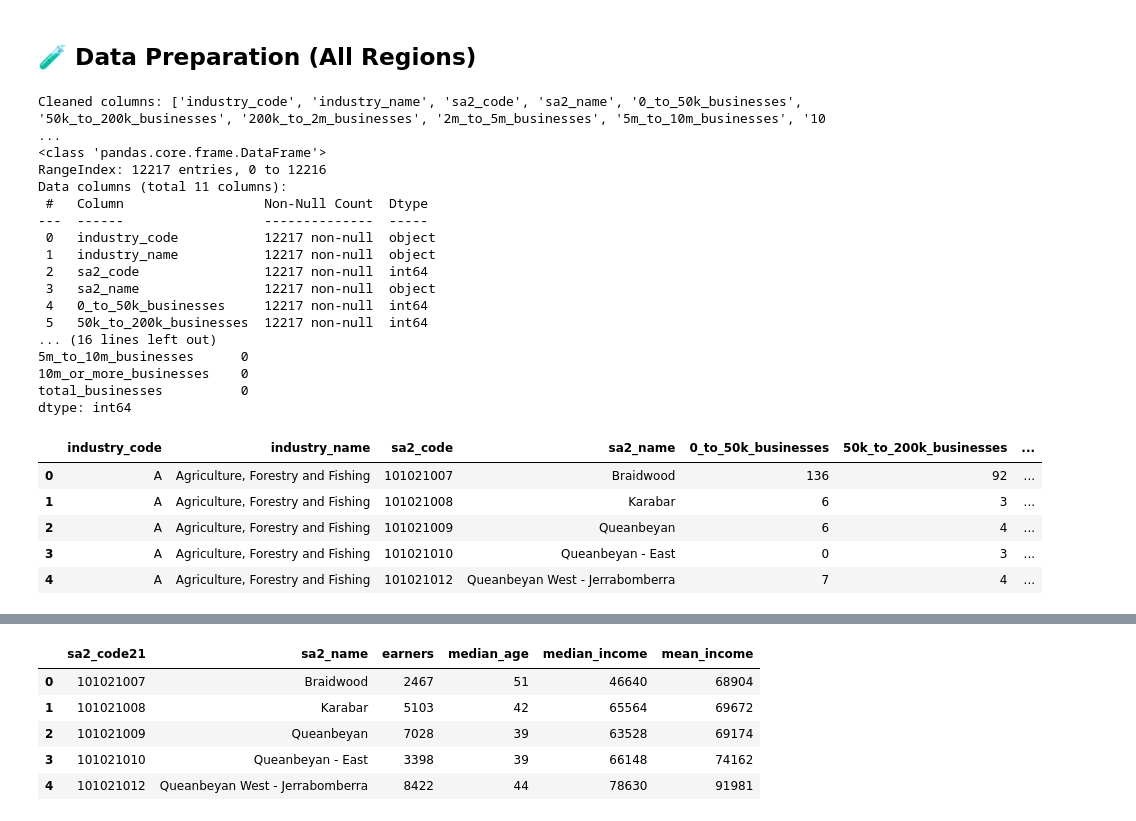
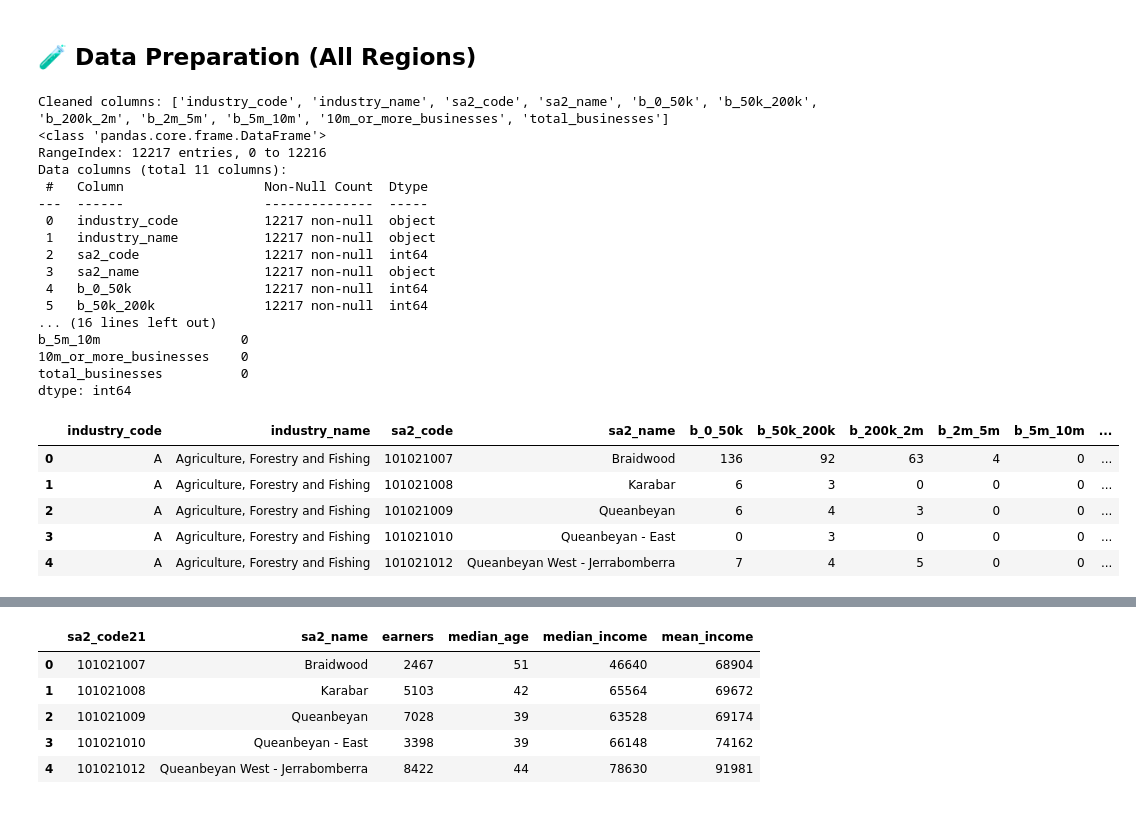
Before and after one commit to Katherine-Kong/DATA2001-A, a Jupyter notebook: Report.ipynb, the cells around one changed output, grey strips where cells are left out. Cells and saved outputs as stored; diff of their text form; code cells hidden in the pictures.

Commit message:
business renamed

```diff
--- a/Report.ipynb
+++ b/Report.ipynb
@@ -29,44 +29,58 @@ import pandas as pd
 # Load the dataset
 businesses = pd.read_csv("Businesses.csv")
 
 # Clean column names: lowercase and replace special characters
-businesses.columns = businesses.columns.str.lower().str.replace(" ", "_").str.replace("-", "_")
+businesses.columns = (
+    businesses.columns
+    .str.lower()
+    .str.replace(" ", "_", regex=False)
+    .str.replace("-", "_", regex=False)
+)
+
+businesses = businesses.rename(columns={
+    "0_to_50k_businesses": "b_0_50k",
+    "50k_to_200k_businesses": "b_50k_200k",
+    "200k_to_2m_businesses": "b_200k_2m",
+    "2m_to_5m_businesses": "b_2m_5m",
+    "5m_to_10m_businesses": "b_5m_10m"
+    "10m_or_more_businesses": "b_10m_more"
+})
 
 # Preview cleaned column names
 print("Cleaned columns:", businesses.columns.tolist())
 
 # Confirm data types and nulls (should be fine)
 print(businesses.info())
 print(businesses.isnull().sum())
 
 # Export the cleaned dataset
 businesses.to_csv("b_cleaned.csv", index=False)
 
 businesses.head()
 # %% [output]
-Cleaned columns: ['industry_code', 'industry_name', 'sa2_code', 'sa2_name', '0_to_50k_businesses', '50k_to_200k_businesses', '200k_to_2m_businesses', '2m_to_5m_businesses', '5m_to_10m_businesses', '10 ...
+Cleaned columns: ['industry_code', 'industry_name', 'sa2_code', 'sa2_name', 'b_0_50k', 'b_50k_200k', 'b_200k_2m', 'b_2m_5m', 'b_5m_10m', '10m_or_more_businesses', 'total_businesses']
 <class 'pandas.core.frame.DataFrame'>
 RangeIndex: 12217 entries, 0 to 12216
 Data columns (total 11 columns):
  #   Column                  Non-Null Count  Dtype
 ---  ------                  --------------  -----
  0   industry_code           12217 non-null  object
  1   industry_name           12217 non-null  object
  2   sa2_code                12217 non-null  int64
  3   sa2_name                12217 non-null  object
- 4   0_to_50k_businesses     12217 non-null  int64
- 5   50k_to_200k_businesses  12217 non-null  int64
+ 4   b_0_50k                 12217 non-null  int64
+ 5   b_50k_200k              12217 non-null  int64
 ... (16 lines left out)
-5m_to_10m_businesses      0
+b_5m_10m                  0
 10m_or_more_businesses    0
 total_businesses          0
 dtype: int64
-|  | industry_code | industry_name | sa2_code | sa2_name | 0_to_50k_businesses | 50k_to_200k_businesses | ... |
-| 0 | A | Agriculture, Forestry and Fishing | 101021007 | Braidwood | 136 | 92 | ... |
-| 1 | A | Agriculture, Forestry and Fishing | 101021008 | Karabar | 6 | 3 | ... |
-| 2 | A | Agriculture, Forestry and Fishing | 101021009 | Queanbeyan | 6 | 4 | ... |
-| 3 | A | Agriculture, Forestry and Fishing | 101021010 | Queanbeyan - East | 0 | 3 | ... |
-| 4 | A | Agriculture, Forestry and Fishing | 101021012 | Queanbeyan West - Jerrabomberra | 7 | 4 | ... |
+|  | industry_code | industry_name | sa2_code | sa2_name | b_0_50k | b_50k_200k | b_200k_2m | b_2m_5m | b_5m_10m | ... |
+| 0 | A | Agriculture, Forestry and Fishing | 101021007 | Braidwood | 136 | 92 | 63 | 4 | 0 | ... |
+| 1 | A | Agriculture, Forestry and Fishing | 101021008 | Karabar | 6 | 3 | 0 | 0 | 0 | ... |
+| 2 | A | Agriculture, Forestry and Fishing | 101021009 | Queanbeyan | 6 | 4 | 3 | 0 | 0 | ... |
+| 3 | A | Agriculture, Forestry and Fishing | 101021010 | Queanbeyan - East | 0 | 3 | 0 | 0 | 0 | ... |
+| 4 | A | Agriculture, Forestry and Fishing | 101021012 | Queanbeyan West - Jerrabomberra | 7 | 4 | 5 | 0 | 0 | ... |
 # %%
 # Load the data
 population = pd.read_csv("Population.csv")
```
Also changed, not shown: 1 other file.
